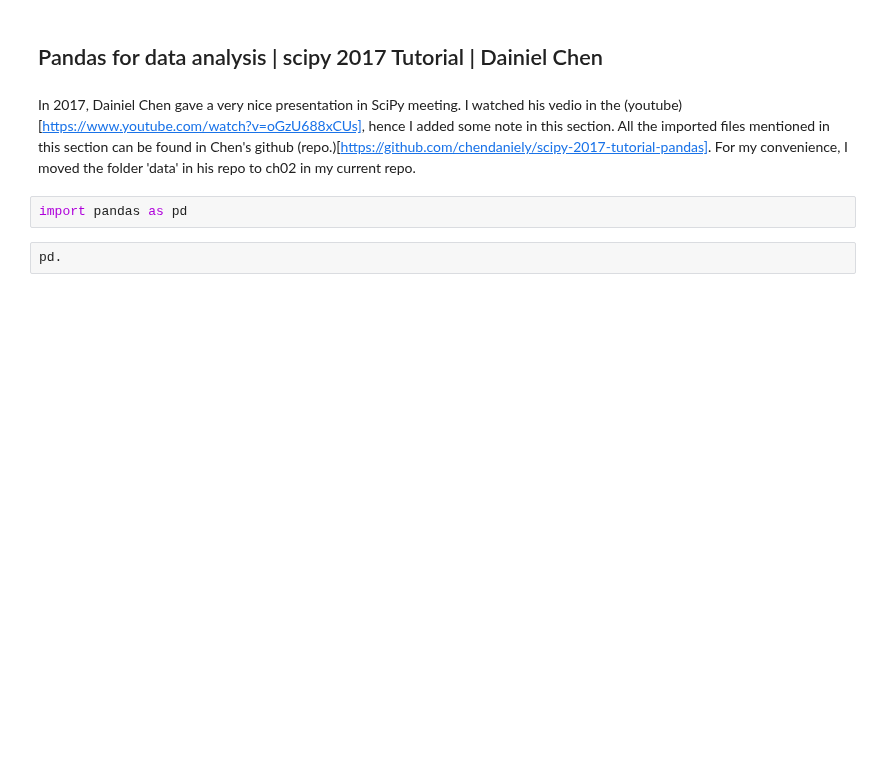
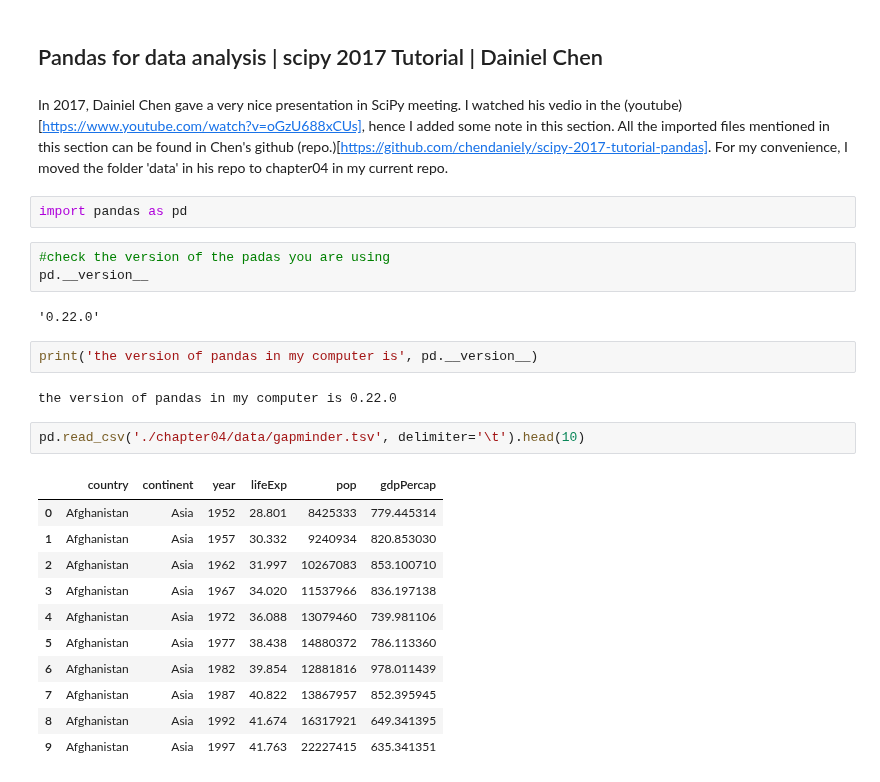
Before and after one commit to yw-fang/readingnotes, a Jupyter notebook: machine-learning/McKinney-pythonbook2013/chapter05-note.ipynb, the cells around one changed output. Drawn from its saved outputs; the diff is of its cells as text; blank space fills up the shorter version.

```diff
--- a/machine-learning/McKinney-pythonbook2013/chapter05-note.ipynb
+++ b/machine-learning/McKinney-pythonbook2013/chapter05-note.ipynb
@@ -132,8 +132,29 @@ df3['A'] = pd.Series(list(range(len(df))))
 # %% [markdown]
 ## Pandas for data analysis | scipy 2017 Tutorial | Dainiel Chen
 # %% [markdown]
-In 2017, Dainiel Chen gave a very nice presentation in SciPy meeting. I watched his vedio in the (youtube)[https://www.youtube.com/watch?v=oGzU688xCUs], hence I added some note in this section. All the imported files mentioned in this section can be found in Chen's github (repo.)[https://github.com/chendaniely/scipy-2017-tutorial-pandas]. For my convenience, I moved the folder 'data' in his repo to ch02 in my current repo.
+In 2017, Dainiel Chen gave a very nice presentation in SciPy meeting. I watched his vedio in the (youtube)[https://www.youtube.com/watch?v=oGzU688xCUs], hence I added some note in this section. All the imported files mentioned in this section can be found in Chen's github (repo.)[https://github.com/chendaniely/scipy-2017-tutorial-pandas]. For my convenience, I moved the folder 'data' in his repo to chapter04 in my current repo.
 # %%
 import pandas as pd
-# %%
-pd.
+# %%
+#check the version of the padas you are using
+pd.__version__
+# %% [output]
+'0.22.0'
+# %%
+print('the version of pandas in my computer is', pd.__version__)
+# %% [output]
+the version of pandas in my computer is 0.22.0
+# %%
+pd.read_csv('./chapter04/data/gapminder.tsv', delimiter='\t').head(10)
+# %% [output]
+|  | country | continent | year | lifeExp | pop | gdpPercap |
+| 0 | Afghanistan | Asia | 1952 | 28.801 | 8425333 | 779.445314 |
+| 1 | Afghanistan | Asia | 1957 | 30.332 | 9240934 | 820.853030 |
+| 2 | Afghanistan | Asia | 1962 | 31.997 | 10267083 | 853.100710 |
+| 3 | Afghanistan | Asia | 1967 | 34.020 | 11537966 | 836.197138 |
+| 4 | Afghanistan | Asia | 1972 | 36.088 | 13079460 | 739.981106 |
+| 5 | Afghanistan | Asia | 1977 | 38.438 | 14880372 | 786.113360 |
+| 6 | Afghanistan | Asia | 1982 | 39.854 | 12881816 | 978.011439 |
+| 7 | Afghanistan | Asia | 1987 | 40.822 | 13867957 | 852.395945 |
+| 8 | Afghanistan | Asia | 1992 | 41.674 | 16317921 | 649.341395 |
+| 9 | Afghanistan | Asia | 1997 | 41.763 | 22227415 | 635.341351 |
```
Also changed, not shown: parts of 8 cells of this notebook, 17 other files.
